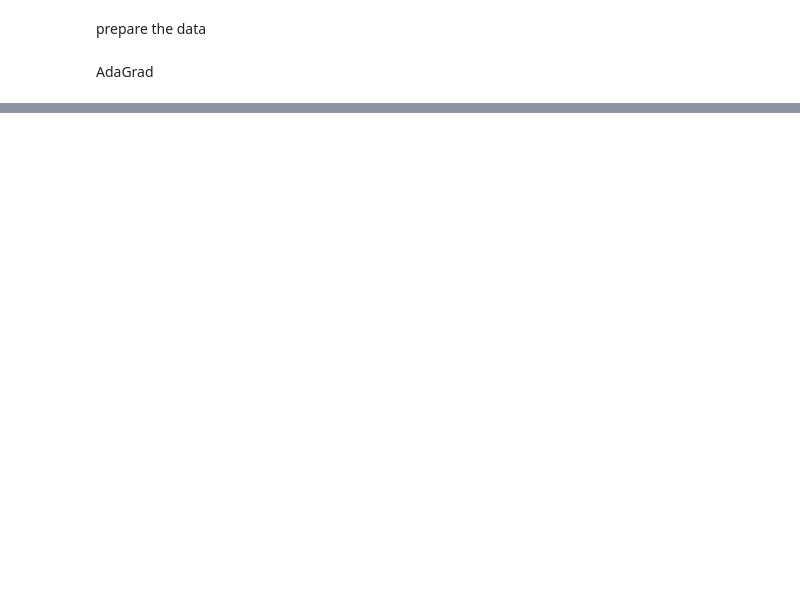
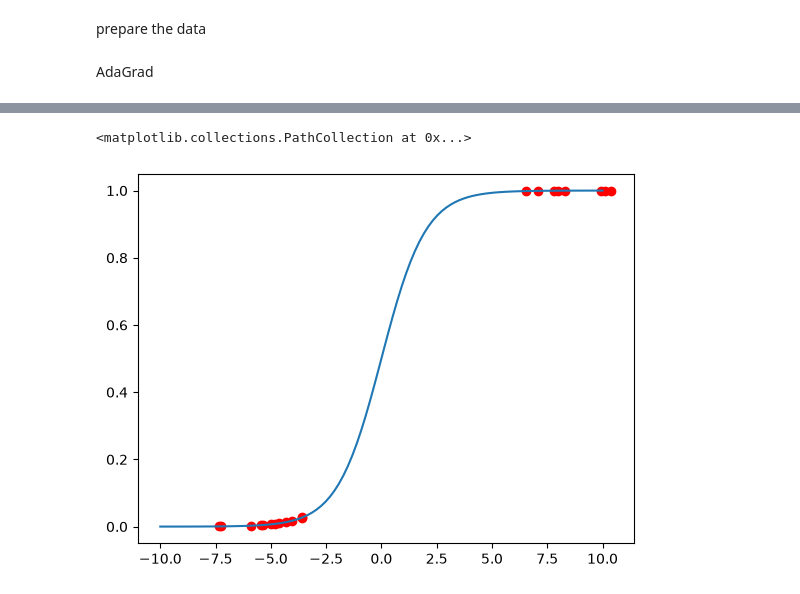
Before and after one commit to m7md89w/ML-ASS, a Jupyter notebook: AdaGrad.ipynb, the cells around one changed output, grey strips where cells are left out. Drawn from its saved outputs; the diff is of its cells as text; code cells hidden in the pictures; blank space fills up the shorter version.

```diff
--- a/AdaGrad.ipynb
+++ b/AdaGrad.ipynb
@@ -48,0 +61,12 @@ print_metrics("AdaGrad", w)
+# %%
+w, b = model.layers[0].get_weights()   # استخراج الأوزان من النموذج
+z_test = np.dot(X_Test, w) + b         # حساب z لبيانات الاختبار
+
+z_line = np.linspace(-10, 10, 100)     # نقاط لرسم منحنى السيجمويد السلس
+sigmoid = 1 / (1 + np.exp(-z_line))
+
+plt.plot(z_line, sigmoid, label="Sigmoid Curve")
+plt.scatter(z_test, pre, color='red', label="Test Predictions")
+# %% [output]
+<matplotlib.collections.PathCollection at 0x...>
+[figure, added]
```
Also changed, not shown: parts of 10 cells of this notebook, 5 other files.
